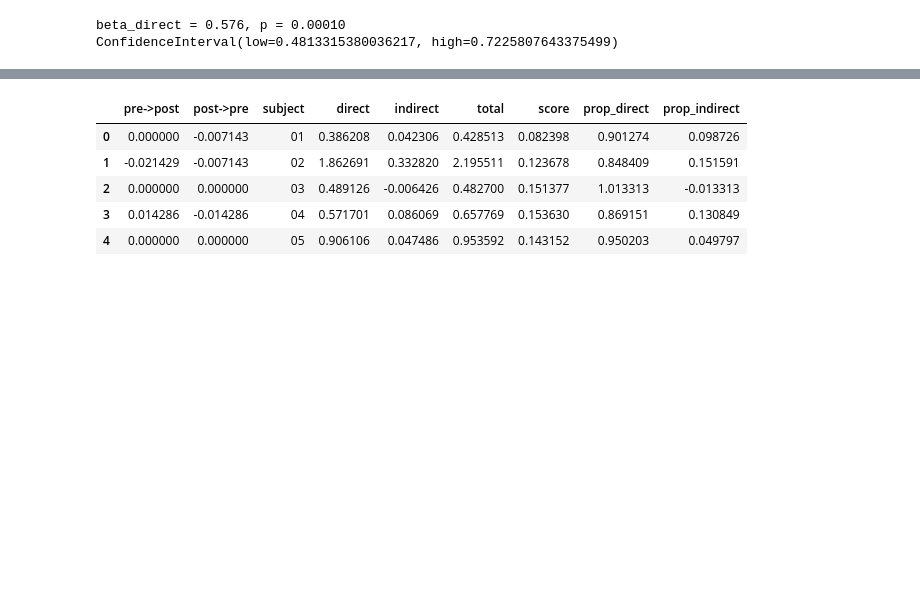
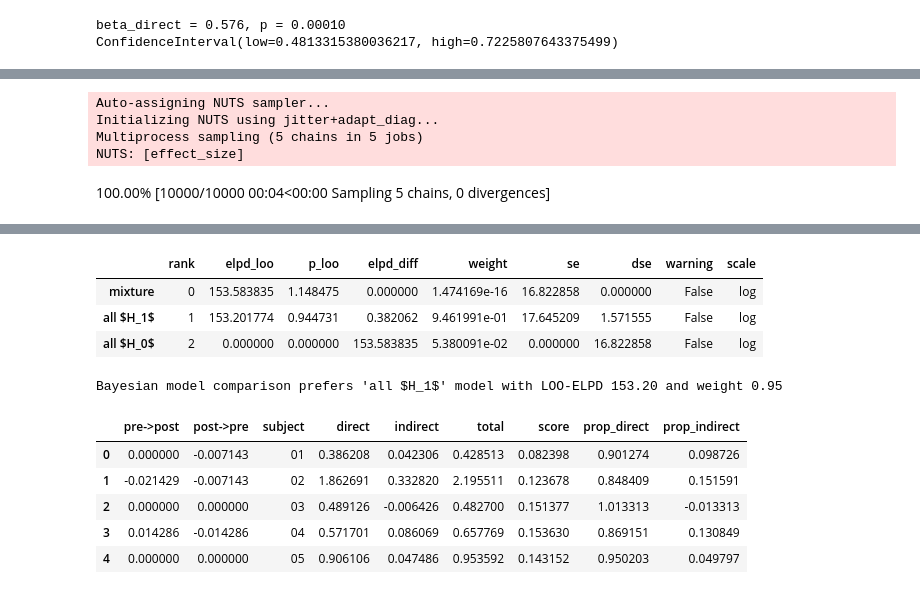
Before and after one commit to apex-lab/daf-analysis, a Jupyter notebook: eeg-results.ipynb, the cells around one changed output, grey strips where cells are left out. Cells and saved outputs as stored; diff of their text form; code cells hidden in the pictures; blank space fills up the shorter version.

```diff
--- a/eeg-results.ipynb
+++ b/eeg-results.ipynb
@@ -43,12 +44,15 @@ def perm_test(layout, attribute, derivative = 'eggOnsetsScores'):
     '''
     fs = layout.get(desc = derivative, suffix = 'H0')
     H0 = np.stack([f.get_df()[attribute].to_numpy() for f in fs], axis = 1)
+    sub_ps = (H0 >= H0[0, :]).mean(0)
     obs = H0[0, :]
     H0 = H0.mean(1) # average over subjects
     p = (H0 >= H0[0]).mean()
     print('%s = %.03f, p = %.05f'%(attribute, H0[0], p))
     ci = bootstrap([obs], np.mean, confidence_level = 0.95)
     print(ci.confidence_interval)
+    return sub_ps
+
 
 for nm in ['audioEnvelope', 'audioOnsets', 'eggEnvelope', 'eggOnsets']:
     print('\n%s decoding score:'%nm)
@@ -77,0 +104,11 @@ ConfidenceInterval(low=0.4813315380036217, high=0.7225807643375499)
+# %%
+# assess evidence for heterogenity
+model.fit_alternative()
+comp = model.compare()
+comp # note ranking is in terms of ELPD BEFORE penalty
+# %% [output]
+Auto-assigning NUTS sampler...
+Initializing NUTS using jitter+adapt_diag...
+Multiprocess sampling (5 chains in 5 jobs)
+NUTS: [effect_size]
+100.00% [10000/10000 00:04<00:00 Sampling 5 chains, 0 divergences]
@@ -78,3 +116,15 @@ ConfidenceInterval(low=0.4813315380036217, high=0.7225807643375499)
+|  | rank | elpd_loo | p_loo | elpd_diff | weight | se | dse | warning | scale |
+| mixture | 0 | 153.583835 | 1.148475 | 0.000000 | 1.474169e-16 | 16.822858 | 0.000000 | False | log |
+| all $H_1$ | 1 | 153.201774 | 0.944731 | 0.382062 | 9.461991e-01 | 17.645209 | 1.571555 | False | log |
+| all $H_0$ | 2 | 0.000000 | 0.000000 | 153.583835 | 5.380091e-02 | 0.000000 | 16.822858 | False | log |
+# %%
+# what is best model AFTER penalty?
+best_mod = comp.index[np.argmax(comp.weight)]
+elpd = comp.elpd_loo[np.argmax(comp.weight)]
+print("Bayesian model comparison prefers " +
+      "'%s' model with LOO-ELPD %.02f and weight %.02f"%(best_mod, elpd, comp.weight.max()))
+# %% [output]
+Bayesian model comparison prefers 'all $H_1$' model with LOO-ELPD 153.20 and weight 0.95
 # %%
 # load decoding scores
 fs = layout.get(desc = 'eggOnsetsScores', suffix = 'H0')
```
Also changed, not shown: parts of 12 cells of this notebook, 3 other files.
